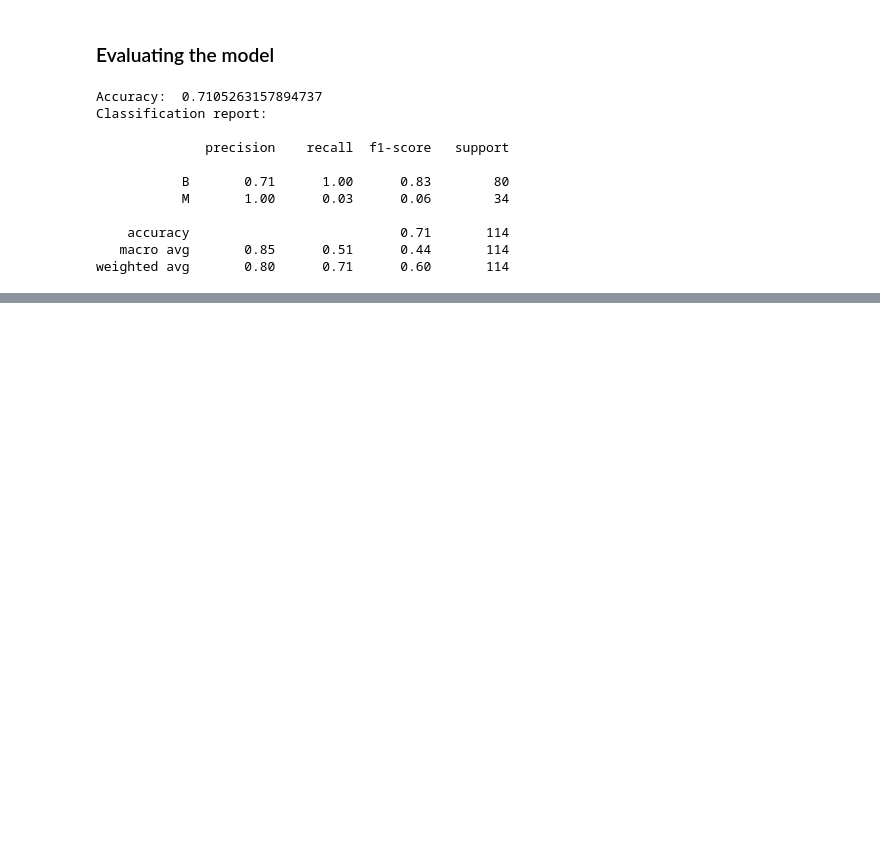
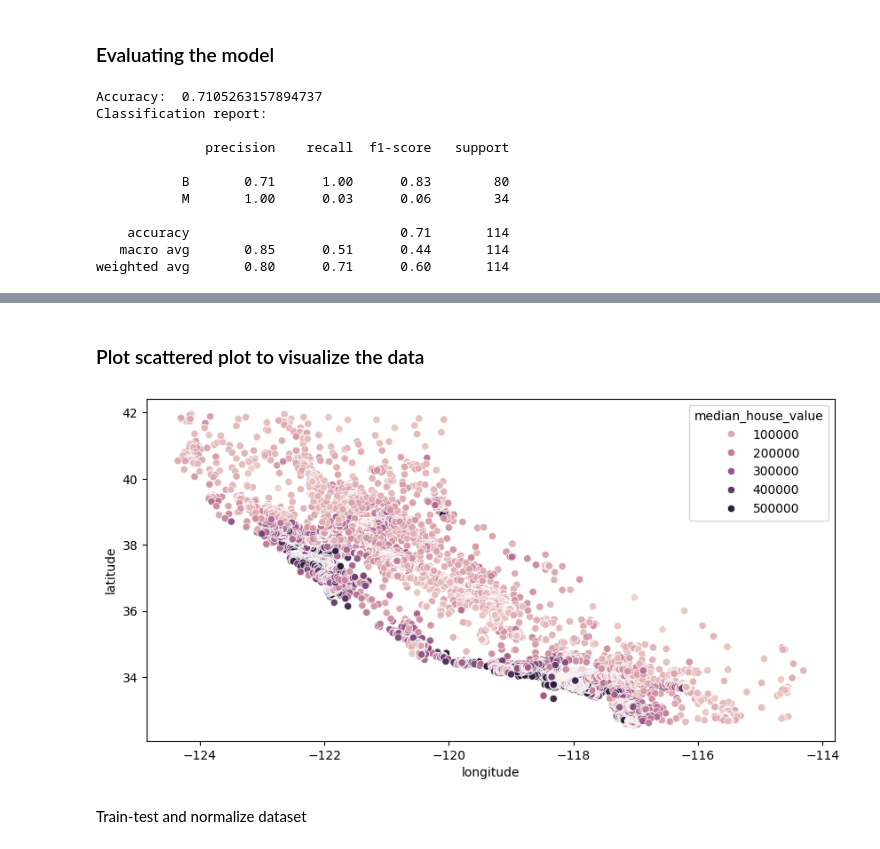
Before and after one commit to UjjwalKarkeyy/Python_Programming, a Jupyter notebook: Week-6_python.ipynb, the cells around one changed output, grey strips where cells are left out. Cells and saved outputs as stored; diff of their text form; code cells hidden in the pictures; blank space fills up the shorter version.

```diff
--- a/Week-6_python.ipynb
+++ b/Week-6_python.ipynb
@@ -158,0 +169,6 @@ weighted avg       0.80      0.71      0.60       114
+# %%
+import pandas as pd
+
+home_data = pd.read_csv('Data/housing.csv', usecols=['longitude','latitude','median_house_value'])
+
+home_data.head()
@@ -158,0 +182,13 @@ weighted avg       0.80      0.71      0.60       114
+# %% [markdown]
+### Plot scattered plot to visualize the data
+# %%
+import matplotlib.pyplot as plt
+import seaborn as sns
+
+plt.figure(figsize=(10,5))
+sns.scatterplot(data = home_data, x = 'longitude', y = 'latitude', hue = 'median_house_value')
+plt.show()
+# %% [output]
+[figure, added]
+# %% [markdown]
+Train-test and normalize dataset
```
Also changed, not shown: parts of 10 cells of this notebook, 2 other files.
